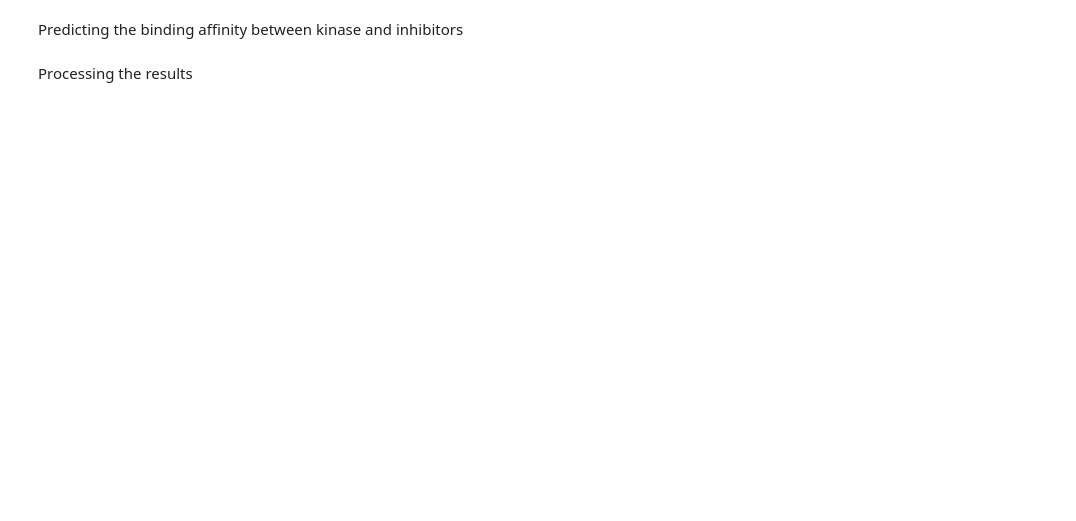
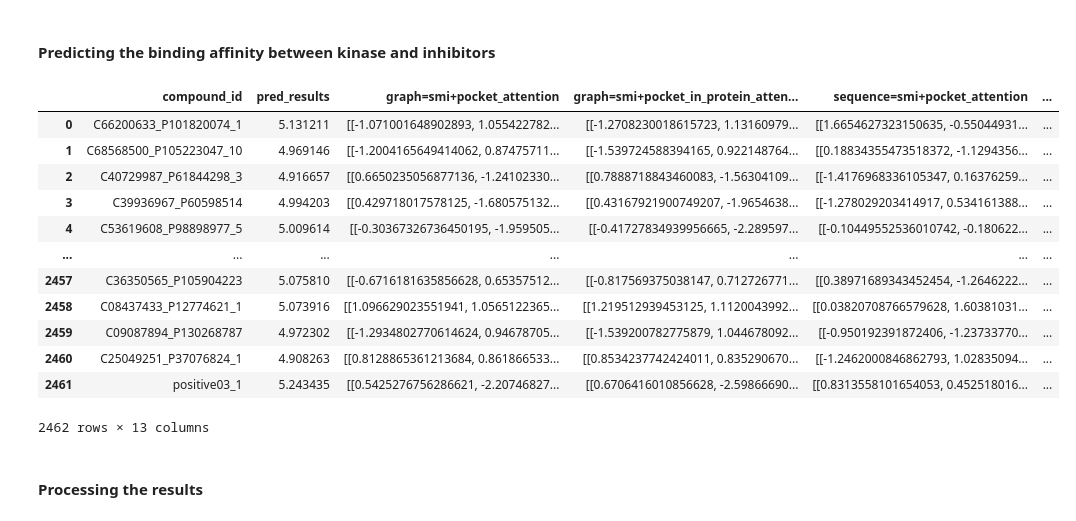
Before and after one commit to Yanara-Tian/MMCLKin, a Jupyter notebook: examples/virtual_screening_crk12.ipynb, the cells around one changed output. Saved outputs shown, nothing was run; the diff lists cells and outputs as text; code cells hidden in the pictures; blank space fills up the shorter version.

```diff
--- a/examples/virtual_screening_crk12.ipynb
+++ b/examples/virtual_screening_crk12.ipynb
@@ -17,5 +24,5 @@ Uploading the dataset
 # %%
-ligand_path = './cases/crk12/jmc-Q382V0-sdfs'
-kinase_path = './cases/crk12/Q382V0-kinase.pdb'
-pocket_path = './cases/crk12/Q382V0-kinase_pocket_14.pdb'
+ligand_path = '../cases/crk12/jmc-Q382V0-sdfs'
+kinase_path = '../cases/crk12/Q382V0-kinase.pdb'
+pocket_path = '../cases/crk12/Q382V0-kinase_pocket_14.pdb'
 # %% [markdown]
@@ -26,7 +33,7 @@ def generate_kin_fes(ki, batch_converter, model1):
     pdbs_1022 = []
     error_num = []
     kinase_feas = {}
-    kina = ki.split('.')[1]
+    kina = ki.split('.p')[0]
     pdb_path = ki
     pro_index = gen_seq_list(pdb_path)
     protein, protein_graph, coords = generate_graph_feature(pdb_path)
@@ -81,6 +88,6 @@ Uploading the pkl file of MMCLKin model
 # %%
 device = torch.device('cuda:0' if torch.cuda.is_available() else "cpu")
-path = './pkls/virtual_screening/MCLLNGRCSE_DTI_pearson_best.pkl'
+path = '../pkls/virtual_screening/MMCLKin_DTI_pearson_best.pkl'
 
 lstm_dropout = 0.2
 alpha = 0.2
@@ -93,24 +118,45 @@ model.to(device)
 # %% [markdown]
-Predicting the binding affinity between kinase and inhibitors
+#### Predicting the binding affinity between kinase and inhibitors
 # %%
 model.eval()
 pred_results = []
 lig_keys = lig_fes.keys()
 with torch.no_grad():
     c = 0
     for i, na in enumerate(lig_keys):
         lig_feas = lig_fes[na]
-        print(kinase_fes)
-        kin_fes = kinase_fes['/cases/crk12/Q382V0-kinase']
-        poc_fes = pocket_fes['/cases/crk12/Q382V0-kinase_pocket_14']
+        kin_fes = kinase_fes['../cases/crk12/Q382V0-kinase']
+        poc_fes = pocket_fes['../cases/crk12/Q382V0-kinase_pocket_14']
         x_feats = collate(lig_feas, kin_fes, poc_fes)
         x_feats = x_feats.to(device)
         y_pred, g_spo_att, g_spr_att, s_spo_att, s_spr_att, pg_spo_att, pg_spr_att, ps_spo_att, ps_spr_att, atominmol_indexes, subwinsmi_indexes, pocinpro_indexes = model(x_feats)
         re = [na, y_pred.item(), g_spo_att.tolist(), g_spr_att.tolist(), s_spo_att.tolist(), s_spr_att.tolist(), atominmol_indexes[0].tolist(),
             pg_spo_att.tolist(), pg_spr_att.tolist(), subwinsmi_indexes[0].tolist(), ps_spo_att.tolist(), ps_spr_att.tolist(), pocinpro_indexes[0].tolist()]
         pred_results.append(re)
+
+name = ['compound_id', 'pred_results', 'graph=smi+pocket_attention', 'graph=smi+pocket_in_protein_attention',
+            'sequence=smi+pocket_attention', 'sequence=smi+pocket_in_protein_attention','graph=smi_atominmol_indexes',
+            'graph=atom_in_mol+pocket_attention(atominmol_indexes)', 'graph=atom_in_mol+protein_attention(atominmol_indexes)',
+            'sequence=smi_subwinsmi_indexes', 'sequence=subword_in_smile+pocket_sequence_attention(subwinsmi_indexes)',
+            'sequence=subword_in_smile+protein_sequence_attention(subwinsmi_indexes)','pocinpro_indexes']
+da = pd.DataFrame(columns=name, data=pred_results)
+da
+# %% [output]
+|  | compound_id | pred_results | graph=smi+pocket_attention | graph=smi+pocket_in_protein_atten... | sequence=smi+pocket_attention | ... |
+| 0 | C66200633_P101820074_1 | 5.131211 | [[-1.071001648902893, 1.055422782... | [[-1.2708230018615723, 1.13160979... | [[1.6654627323150635, -0.55044931... | ... |
+| 1 | C68568500_P105223047_10 | 4.969146 | [[-1.2004165649414062, 0.87475711... | [[-1.539724588394165, 0.922148764... | [[0.18834355473518372, -1.1294356... | ... |
+| 2 | C40729987_P61844298_3 | 4.916657 | [[0.6650235056877136, -1.24102330... | [[0.7888718843460083, -1.56304109... | [[-1.4176968336105347, 0.16376259... | ... |
+| 3 | C39936967_P60598514 | 4.994203 | [[0.429718017578125, -1.680575132... | [[0.43167921900749207, -1.9654638... | [[-1.278029203414917, 0.534161388... | ... |
+| 4 | C53619608_P98898977_5 | 5.009614 | [[-0.30367326736450195, -1.959505... | [[-0.41727834939956665, -2.289597... | [[-0.10449552536010742, -0.180622... | ... |
+| ... | ... | ... | ... | ... | ... | ... |
+| 2457 | C36350565_P105904223 | 5.075810 | [[-0.6716181635856628, 0.65357512... | [[-0.817569375038147, 0.712726771... | [[0.38971689343452454, -1.2646222... | ... |
+| 2458 | C08437433_P12774621_1 | 5.073916 | [[1.096629023551941, 1.0565122365... | [[1.219512939453125, 1.1120043992... | [[0.03820708766579628, 1.60381031... | ... |
+| 2459 | C09087894_P130268787 | 4.972302 | [[-1.2934802770614624, 0.94678705... | [[-1.539200782775879, 1.044678092... | [[-0.950192391872406, -1.23733770... | ... |
+| 2460 | C25049251_P37076824_1 | 4.908263 | [[0.8128865361213684, 0.861866533... | [[0.8534237742424011, 0.835290670... | [[-1.2462000846862793, 1.02835094... | ... |
+| 2461 | positive03_1 | 5.243435 | [[0.5425276756286621, -2.20746827... | [[0.6706416010856628, -2.59866690... | [[0.8313558101654053, 0.452518016... | ... |
+2462 rows × 13 columns
 # %% [markdown]
-Processing the results
+#### Processing the results
 # %%
 import operator
 da['compound_id'] = da['compound_id'].str.replace('_P', '', regex=False)
```
Also changed, not shown: parts of 9 cells of this notebook, 12 other files.
